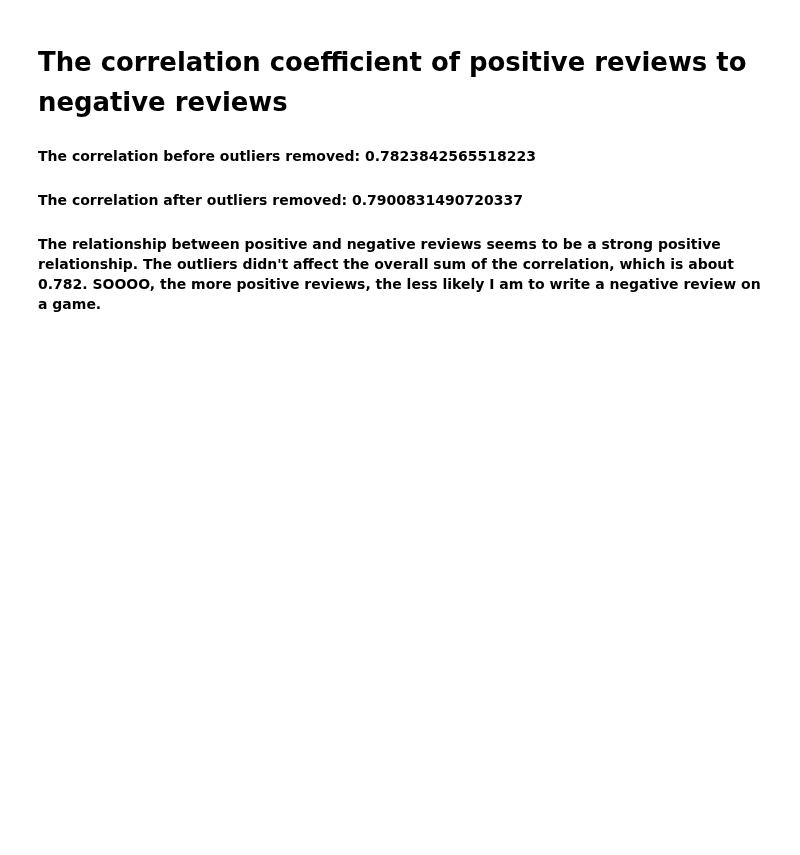
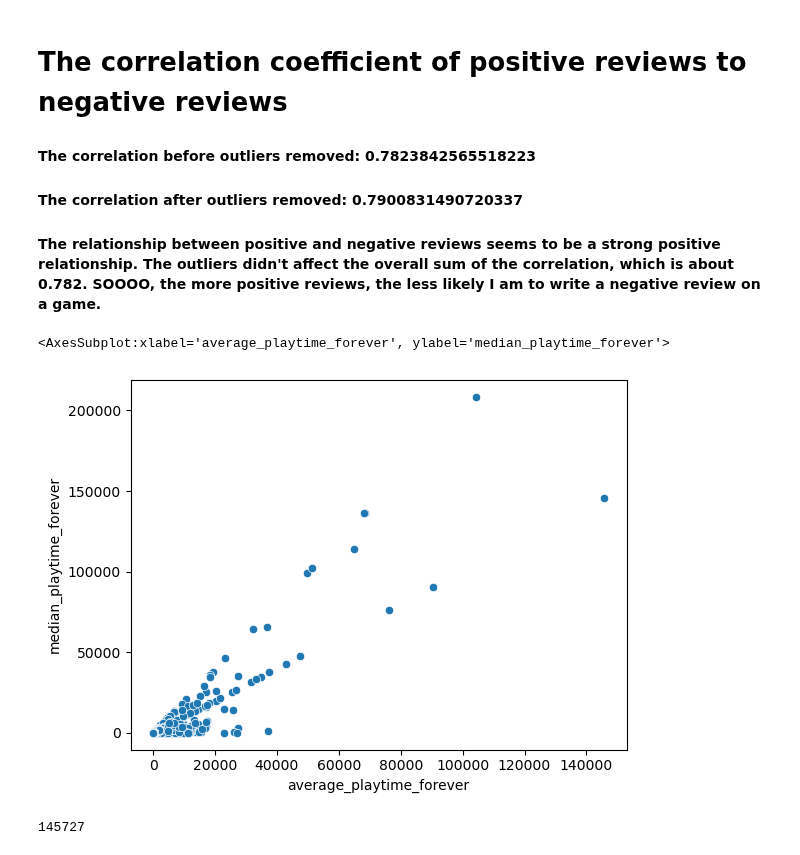
Before and after one commit to ReapersOne/AI, a Jupyter notebook: Semester 1/Games/SteamGames.ipynb, the cells around one changed output. Saved outputs shown, nothing was run; the diff lists cells and outputs as text; code cells hidden in the pictures; blank space fills up the shorter version.

```diff
--- a/Semester 1/Games/SteamGames.ipynb
+++ b/Semester 1/Games/SteamGames.ipynb
@@ -224,3 +224,12 @@ subDF.corr(method='pearson')
 #### The correlation after outliers removed: 0.7900831490720337
 
 #### The relationship between positive and negative reviews seems to be a strong positive relationship. The outliers didn't affect the overall sum of the correlation, which is about 0.782. SOOOO, the more positive reviews, the less likely I am to write a negative review on a game.
+# %%
+sns.scatterplot(data=df, x='average_playtime_forever', y='median_playtime_forever')
+# %% [output]
+<AxesSubplot:xlabel='average_playtime_forever', ylabel='median_playtime_forever'>
+[figure, added]
+# %%
+df['average_playtime_forever'].max()
+# %% [output]
+145727
```
Also changed, not shown: parts of 5 cells of this notebook.
